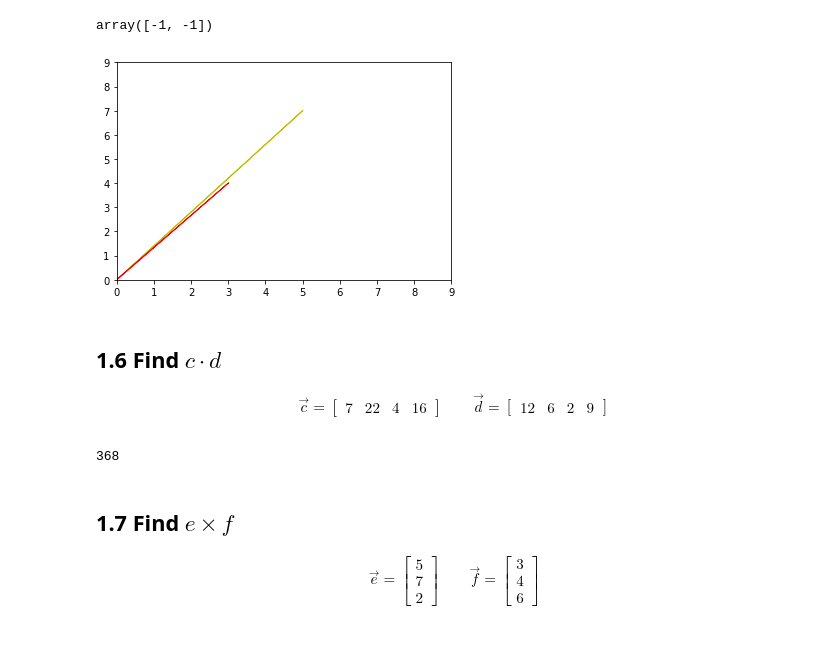
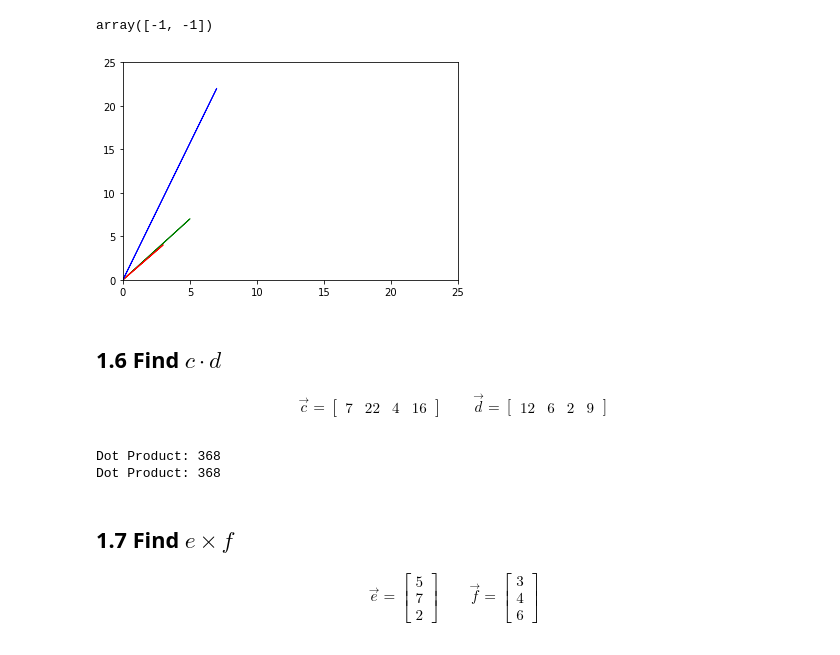
Before and after one commit to lmstephens/DS-Unit-1-Sprint-3-Linear-Algebra, a Jupyter notebook: module1-vectors-and-matrices/LS_DS_131_Vectors_and_Matrices_Assignment.ipynb, the cells around one changed output. Saved outputs shown, nothing was run; the diff lists cells and outputs as text; code cells hidden in the pictures.

```diff
--- a/module1-vectors-and-matrices/LS_DS_131_Vectors_and_Matrices_Assignment.ipynb
+++ b/module1-vectors-and-matrices/LS_DS_131_Vectors_and_Matrices_Assignment.ipynb
@@ -152,20 +164,20 @@ array([-1, -1])
 # %%
 #a is yellow b is red
 a = [5, 7]
 b = [3, 4]
 ab = np.subtract(a,b)
 
-plt.arrow(0, 0, 5, 7, head_width=.02, head_length=0.01, color = 'y')
-plt.arrow(0, 0, 3, 4, head_width=.02, head_length=0.01, color = 'r')
-plt.arrow(0, 0, -1, -1, head_width=.02, head_length=0.01, color = 'b')
+plt.arrow(0, 0, a[0], a[1], head_width=.02, head_length=0.01, color = 'green')
+plt.arrow(0, 0, b[0], b[1], head_width=.02, head_length=0.01, color = 'red')
+plt.arrow(0, 0, c[0], c[1], head_width=.02, head_length=0.01, color = 'blue')
 
 #changes the size of the overal graph
-plt.xlim(0, 9)
-plt.ylim(0, 9)
+plt.xlim(0, 25)
+plt.ylim(0, 25)
 
 plt.show()
 # %% [output]
-[figure, old version]
+[figure, new version]
 # %% [markdown]
 ## 1.6 Find $c \cdot d$
 
@@ -179,9 +191,14 @@ plt.show()
 c = np.array([7,22,4,16])
 d = np.array([12,6,2,9])
 
-np.dot(c,d)
+# Using Dot-Product Method
+print("Dot Product:", np.dot(c,d))
+
+# Multiply element-wise and sum
+print("Dot Product:", (c*d).sum())
 # %% [output]
-368
+Dot Product: 368
+Dot Product: 368
 # %% [markdown]
 ##  1.7 Find $e \times f$
 
```
Also changed, not shown: parts of 10 cells of this notebook.
